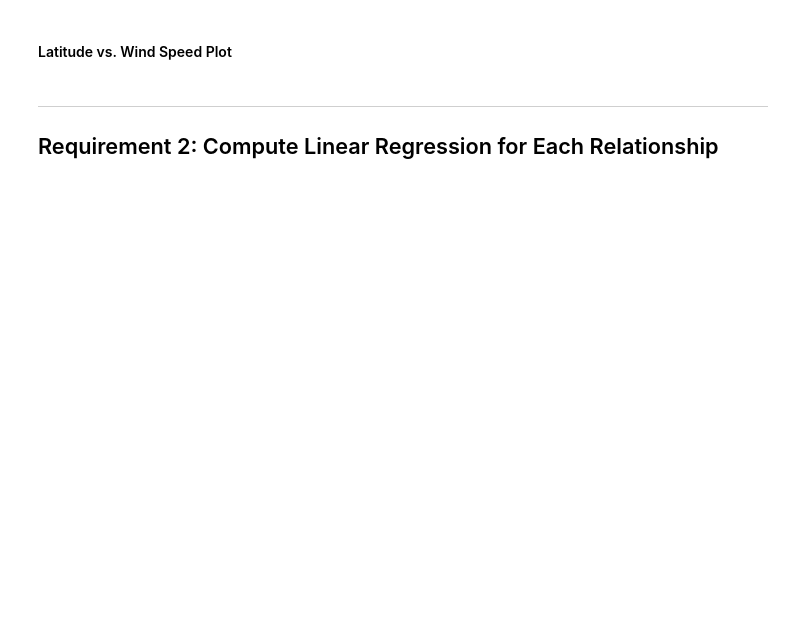
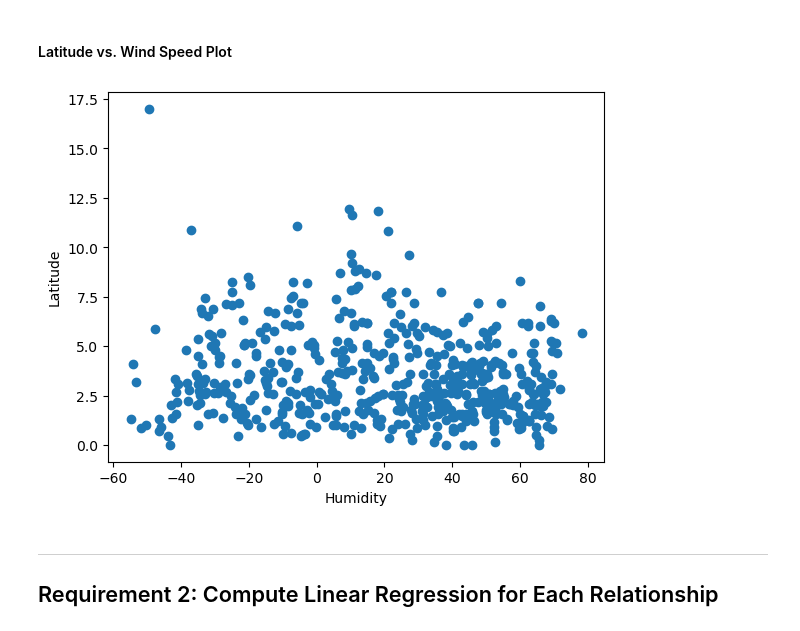
Before and after one commit to Indujamohandas/python-api-challenge, a Jupyter notebook: WeatherPy.ipynb, the cells around one changed output. Saved outputs shown, nothing was run; the diff lists cells and outputs as text; code cells hidden in the pictures; blank space fills up the shorter version.

```diff
--- a/WeatherPy.ipynb
+++ b/WeatherPy.ipynb
@@ -204,16 +226,16 @@ plt.show()
 #### Latitude vs. Wind Speed Plot
 # %%
 # Build the scatter plots for latitude vs. wind speed
-# YOUR CODE HERE
-
-# Incorporate the other graph properties
-# YOUR CODE HERE
-
+plt.scatter(city_data_df["Lat"], city_data_df["Wind Speed"])
+plt.xlabel("Wind Speed")
+plt.ylabel("Latitude")
 # Save the figure
-plt.savefig("output_data/Fig4.png")
+#plt.savefig("output_data/Fig4.png")
 
 # Show plot
 plt.show()
+# %% [output]
+[figure, added]
 # %% [markdown]
 ---
 
```
Also changed, not shown: parts of 33 cells of this notebook.
